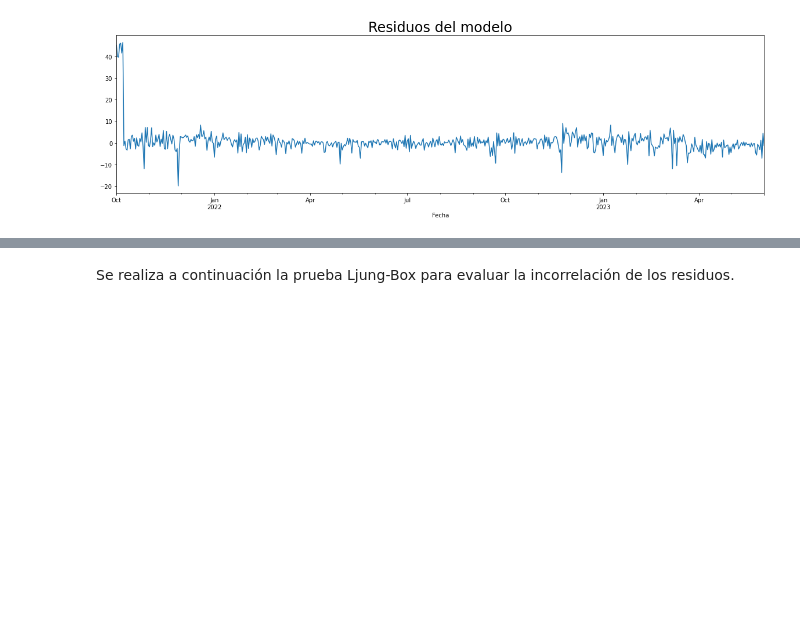
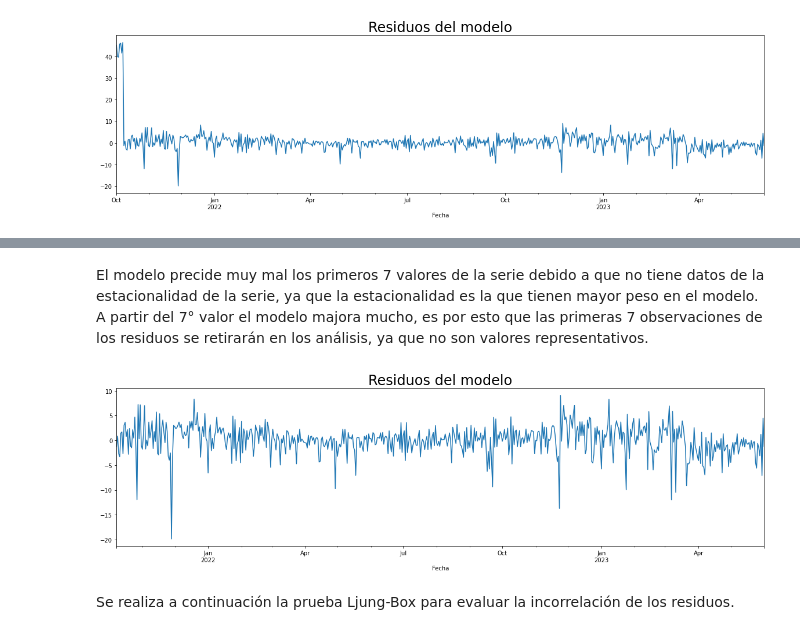
Before and after one commit to rstvz90/AST_G4, a Jupyter notebook: TP_G4_Consumo.ipynb, the cells around one changed output, grey strips where cells are left out. Saved outputs shown, nothing was run; the diff lists cells and outputs as text; code cells hidden in the pictures; blank space fills up the shorter version.

```diff
--- a/TP_G4_Consumo.ipynb
+++ b/TP_G4_Consumo.ipynb
@@ -871,0 +887,2 @@ plt.show()
+# %% [markdown]
+El modelo precide muy mal los primeros 7 valores de la serie debido a que no tiene datos de la estacionalidad de la serie, ya que la estacionalidad es la que tienen mayor peso en el modelo. A partir del 7° valor el modelo majora mucho, es por esto que las primeras 7 observaciones de los residuos se retirarán en los análisis, ya que no son valores representativos.
@@ -872,3 +891,9 @@ plt.show()
+# %%
+residuos_sarima.plot(figsize=(20,5))
+plt.title("Residuos del modelo",size=24)
+plt.show()
+# %% [output]
+[figure, added]
 # %% [markdown]
 Se realiza a continuación la prueba Ljung-Box para evaluar la incorrelación de los residuos.
 # %%
```
Also changed, not shown: parts of 5 cells of this notebook.
